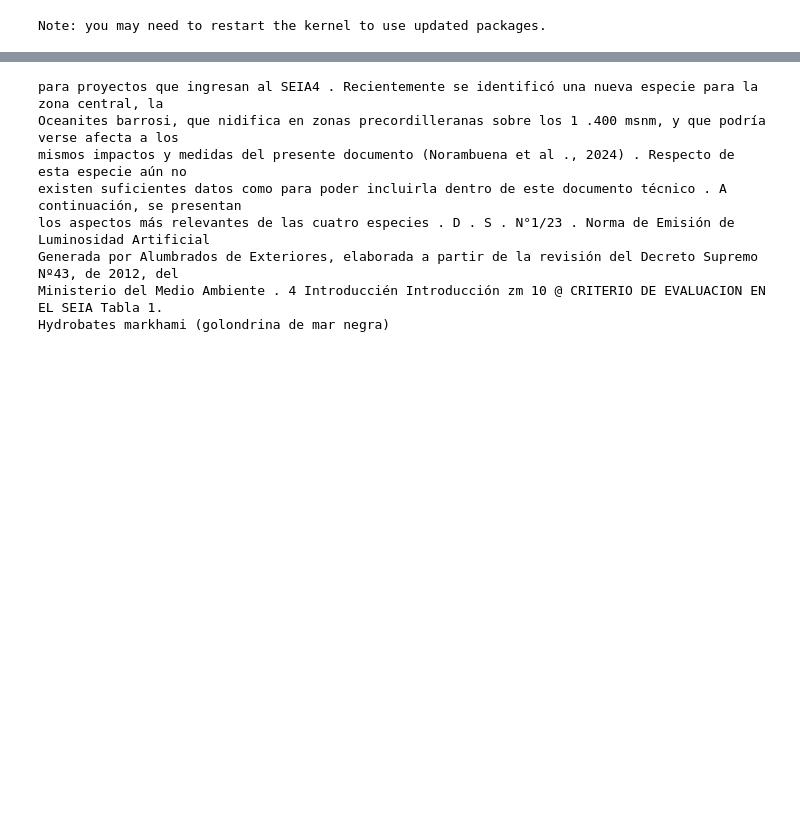
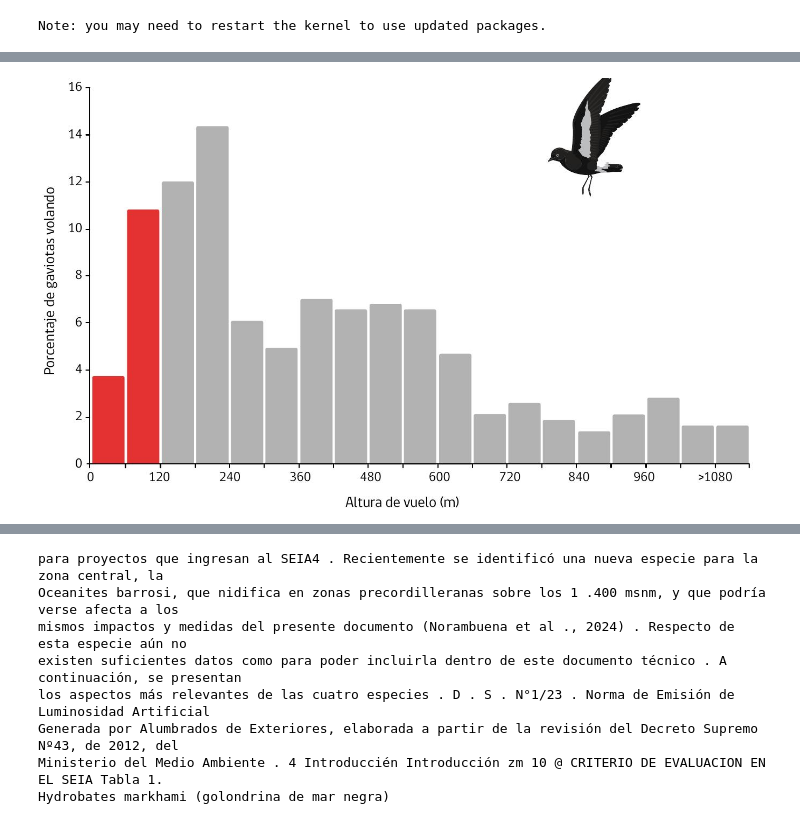
Before and after one commit to FelipeAriasT/RAG_LangChain, a Jupyter notebook: template_v1.ipynb, the cells around one changed output, grey strips where cells are left out. Drawn from its saved outputs; the diff is of its cells as text; code cells hidden in the pictures; blank space fills up the shorter version.

```diff
--- a/template_v1.ipynb
+++ b/template_v1.ipynb
@@ -107,11 +95,0 @@ chunks[2].metadata.orig_elements
-# %%
-text_chunk = ''
-tables_html_chunk= []
-for chunk in [chunks[7]]:
-
-    if "CompositeElement" in str(type((chunk))):
-        for chunk_2 in chunk.metadata.orig_elements:
-            if "Table" not in str(type((chunk_2))):
-                text_chunk += chunk_2.text + '\n'
-            else:
-                tables_html_chunk.append(chunk_2.metadata.text_as_html)
@@ -121,0 +164,3 @@ text_chunk
+# %%
+ejemplo = [chunks[7],chunks[20]]
+text_chunks, tables_html_chunks, images_b64_chunks = extract_text_with_page_mapping(ejemplo)
@@ -121,0 +194,4 @@ text_chunk
+# %%
+utils_rag.display_base64_image(images_b64_chunks[1]['images_b64'])
+# %% [output]
+[figure, added]
```
Also changed, not shown: parts of 14 cells of this notebook.
